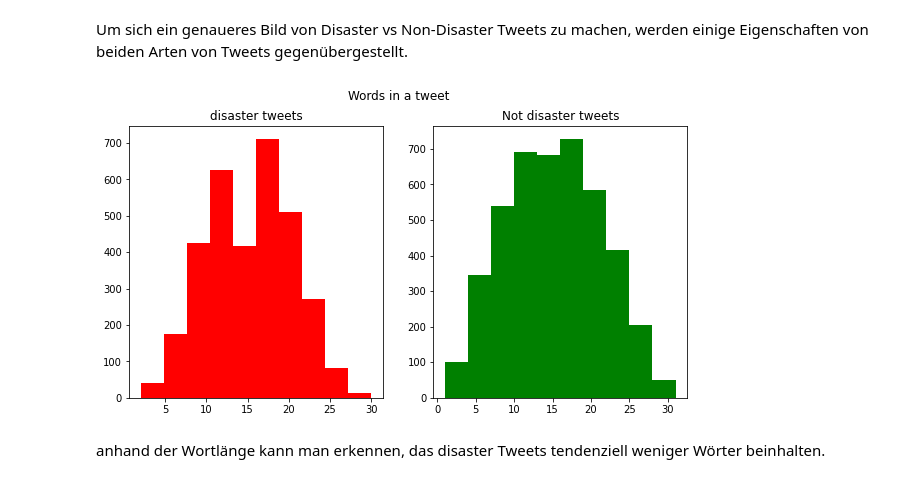
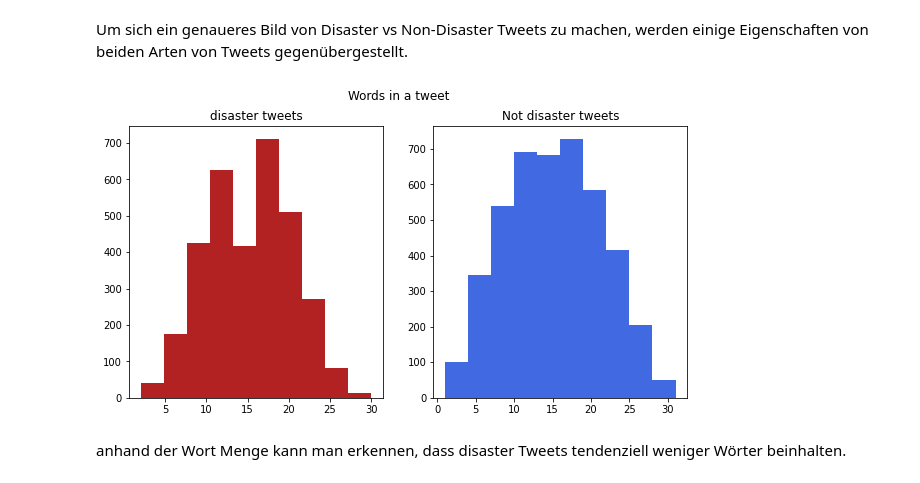
Before and after one commit to JonasZimmer1994/DataScienceProjekt, a Jupyter notebook: Data_Science_Projekt.ipynb, the cells around one changed output. Cells and saved outputs as stored; diff of their text form; code cells hidden in the pictures.

```diff
--- a/Data_Science_Projekt.ipynb
+++ b/Data_Science_Projekt.ipynb
@@ -79,14 +79,14 @@ Um sich ein genaueres Bild von Disaster vs Non-Disaster Tweets zu machen, werden
 # %%
 fig,(ax1,ax2)=plt.subplots(1,2,figsize=(10,5))
 tweet_len=train[train['target']==1]['text'].str.split().map(lambda x: len(x))
-ax1.hist(tweet_len,color='red')
+ax1.hist(tweet_len,color='firebrick')
 ax1.set_title('disaster tweets')
 tweet_len=train[train['target']==0]['text'].str.split().map(lambda x: len(x))
-ax2.hist(tweet_len,color='green')
+ax2.hist(tweet_len,color='royalblue')
 ax2.set_title('Not disaster tweets')
 fig.suptitle('Words in a tweet')
 plt.show()
 # %% [output]
-[figure, old version]
+[figure, new version]
 # %% [markdown]
-anhand der Wortlänge kann man erkennen, das disaster Tweets tendenziell weniger Wörter beinhalten.
+anhand der Wort Menge kann man erkennen, dass disaster Tweets tendenziell weniger Wörter beinhalten.
```
Also changed, not shown: parts of 4 cells of this notebook.
